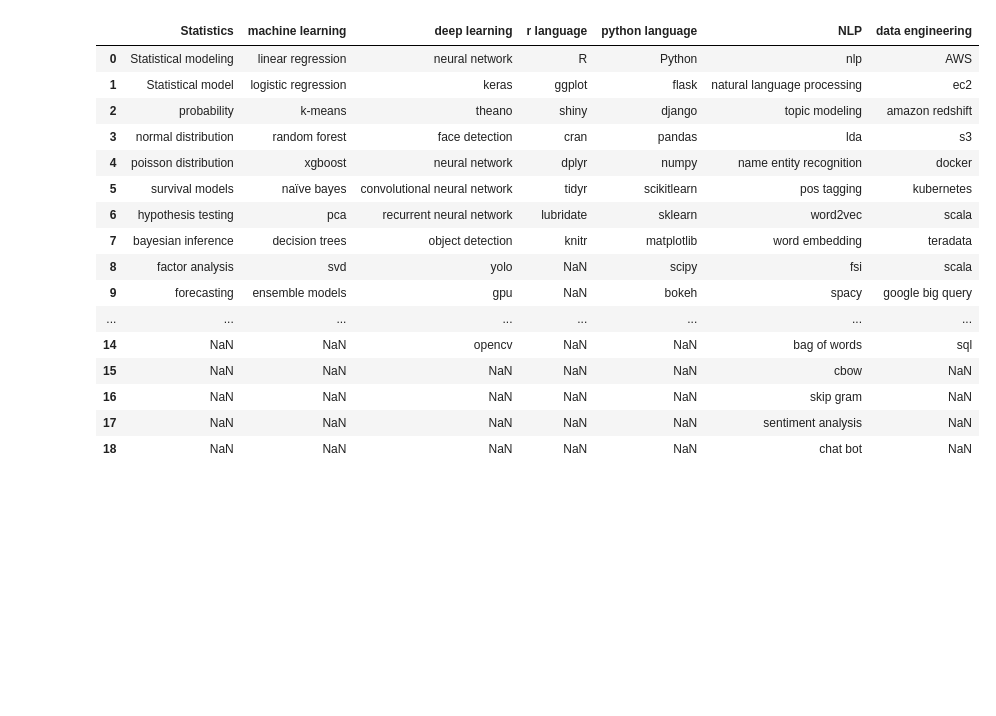
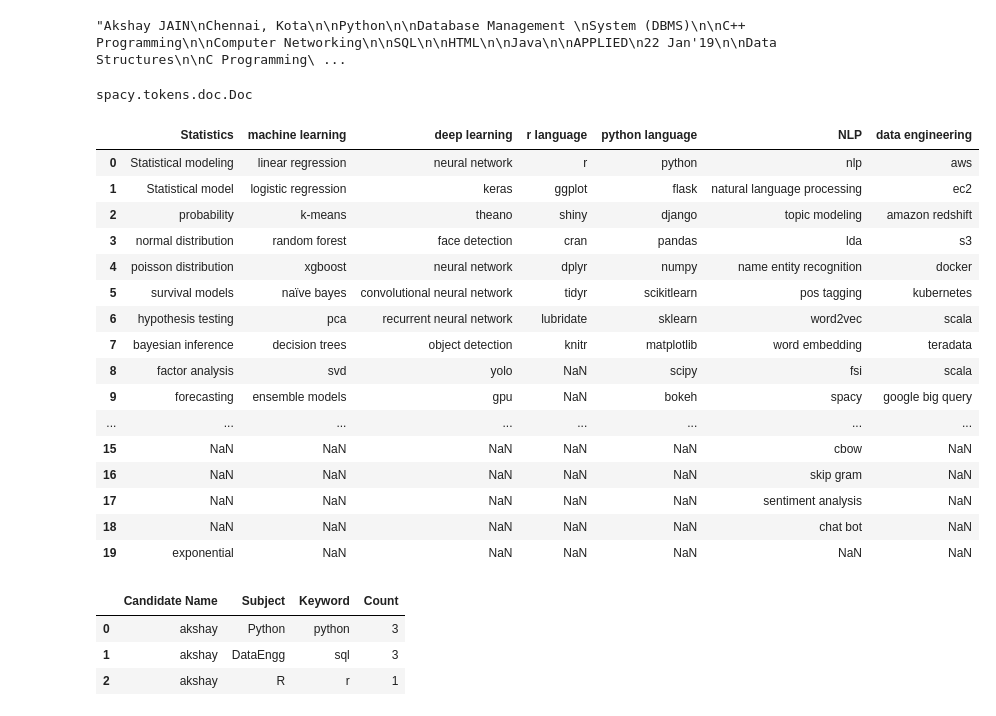
Before and after one commit to mnjulacodes/Resume_Screening, a Jupyter notebook: Resume_Parsing_NLP.ipynb, the cells around one changed output. Cells and saved outputs as stored; diff of their text form; code cells hidden in the pictures; blank space fills up the shorter version.

```diff
--- a/Resume_Parsing_NLP.ipynb
+++ b/Resume_Parsing_NLP.ipynb
@@ -68,3 +111,43 @@ def pdfextract(file):
         #print(t)
         text.append(content)
     return text
+# %%
+convert_pdf_to_txt(passed[0])
+# %% [output]
+"Akshay JAIN\nChennai, Kota\n\nPython\n\nDatabase Management \nSystem (DBMS)\n\nC++ Programming\n\nComputer Networking\n\nSQL\n\nHTML\n\nJava\n\nAPPLIED\n22 Jan'19\n\nData Structures\n\nC Programming\ ...
+# %%
+
+doc = nlp(u'Give it back! He pleaded.')
+token = doc[0]
+type(doc)
+#convert_pdf_to_txt(onlyfiles[3])
+#pdfextract(onlyfiles[3])
+# %% [output]
+spacy.tokens.doc.Doc
+# %%
+data=pd.read_csv('skill_dict.csv')
+#data['Statistics']
+#stat_word=[nlp(text) for text in data["Statistics"].dropna(axis=0)]
+#stat_word.append(nlp(u'bayesian'))
+#stat_word
+# Creating the first Dataframe using dictionary
+#df1 = pd.DataFrame({"a":[1, 2, 3, 4],   "b":[5, 6, 7, 8]})
+data.append({'Statistics':'exponential'},ignore_index=True)
+# %% [output]
+|  | Statistics | machine learning | deep learning | r language | python language | NLP | data engineering |
+| 0 | Statistical modeling | linear regression | neural network | r | python | nlp | aws |
+| 1 | Statistical model | logistic regression | keras | ggplot | flask | natural language processing | ec2 |
+| 2 | probability | k-means | theano | shiny | django | topic modeling | amazon redshift |
+| 3 | normal distribution | random forest | face detection | cran | pandas | lda | s3 |
+| 4 | poisson distribution | xgboost | neural network | dplyr | numpy | name entity recognition | docker |
+| 5 | survival models | naïve bayes | convolutional neural network | tidyr | scikitlearn | pos tagging | kubernetes |
+| 6 | hypothesis testing | pca | recurrent neural network | lubridate | sklearn | word2vec | scala |
+| 7 | bayesian inference | decision trees | object detection | knitr | matplotlib | word embedding | teradata |
+| 8 | factor analysis | svd | yolo | NaN | scipy | fsi | scala |
+| 9 | forecasting | ensemble models | gpu | NaN | bokeh | spacy | google big query |
+| ... | ... | ... | ... | ... | ... | ... | ... |
+| 15 | NaN | NaN | NaN | NaN | NaN | cbow | NaN |
+| 16 | NaN | NaN | NaN | NaN | NaN | skip gram | NaN |
+| 17 | NaN | NaN | NaN | NaN | NaN | sentiment analysis | NaN |
+| 18 | NaN | NaN | NaN | NaN | NaN | chat bot | NaN |
+| 19 | exponential | NaN | NaN | NaN | NaN | NaN | NaN |
@@ -71,24 +215,9 @@ def pdfextract(file):
 # %%
-#pdfextract(onlyfiles[2])
+#stat_word
+onlyfiles[2]
+createProfile(passed[0])
+# %% [output]
+|  | Candidate Name | Subject | Keyword | Count |
+| 0 | akshay | Python | python | 3 |
+| 1 | akshay | DataEngg | sql | 3 |
+| 2 | akshay | R | r | 1 |
-# %%
-data=pd.read_csv('skill_template.csv')
-data
-#data['Statistics'].dropna(axis=0)
-# %% [output]
-|  | Statistics | machine learning | deep learning | r language | python language | NLP | data engineering |
-| 0 | Statistical modeling | linear regression | neural network | R | Python | nlp | AWS |
-| 1 | Statistical model | logistic regression | keras | ggplot | flask | natural language processing | ec2 |
-| 2 | probability | k-means | theano | shiny | django | topic modeling | amazon redshift |
-| 3 | normal distribution | random forest | face detection | cran | pandas | lda | s3 |
-| 4 | poisson distribution | xgboost | neural network | dplyr | numpy | name entity recognition | docker |
-| 5 | survival models | naïve bayes | convolutional neural network | tidyr | scikitlearn | pos tagging | kubernetes |
-| 6 | hypothesis testing | pca | recurrent neural network | lubridate | sklearn | word2vec | scala |
-| 7 | bayesian inference | decision trees | object detection | knitr | matplotlib | word embedding | teradata |
-| 8 | factor analysis | svd | yolo | NaN | scipy | fsi | scala |
-| 9 | forecasting | ensemble models | gpu | NaN | bokeh | spacy | google big query |
-| ... | ... | ... | ... | ... | ... | ... | ... |
-| 14 | NaN | NaN | opencv | NaN | NaN | bag of words | sql |
-| 15 | NaN | NaN | NaN | NaN | NaN | cbow | NaN |
-| 16 | NaN | NaN | NaN | NaN | NaN | skip gram | NaN |
-| 17 | NaN | NaN | NaN | NaN | NaN | sentiment analysis | NaN |
-| 18 | NaN | NaN | NaN | NaN | NaN | chat bot | NaN |
```
Also changed, not shown: parts of 23 cells of this notebook.
